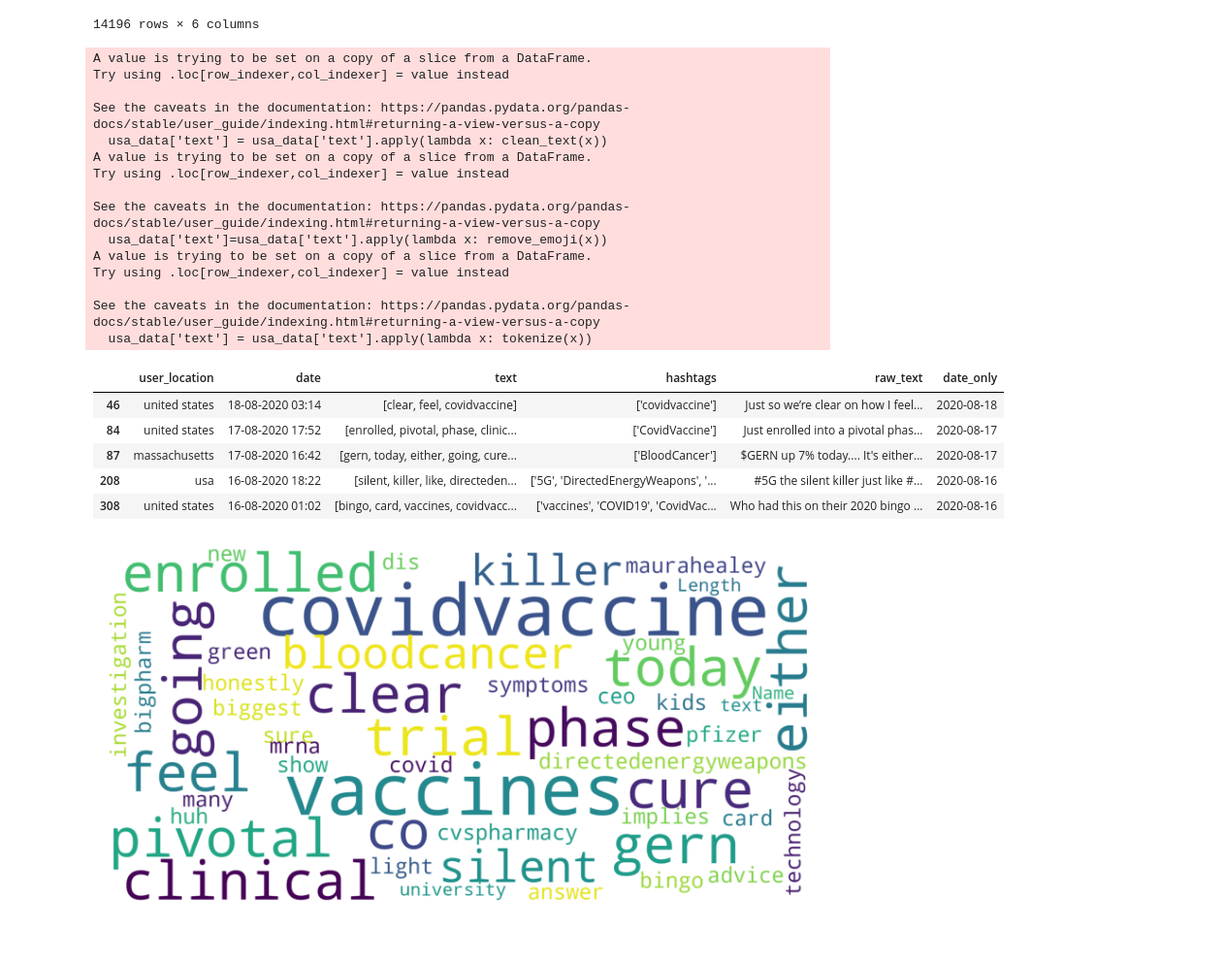
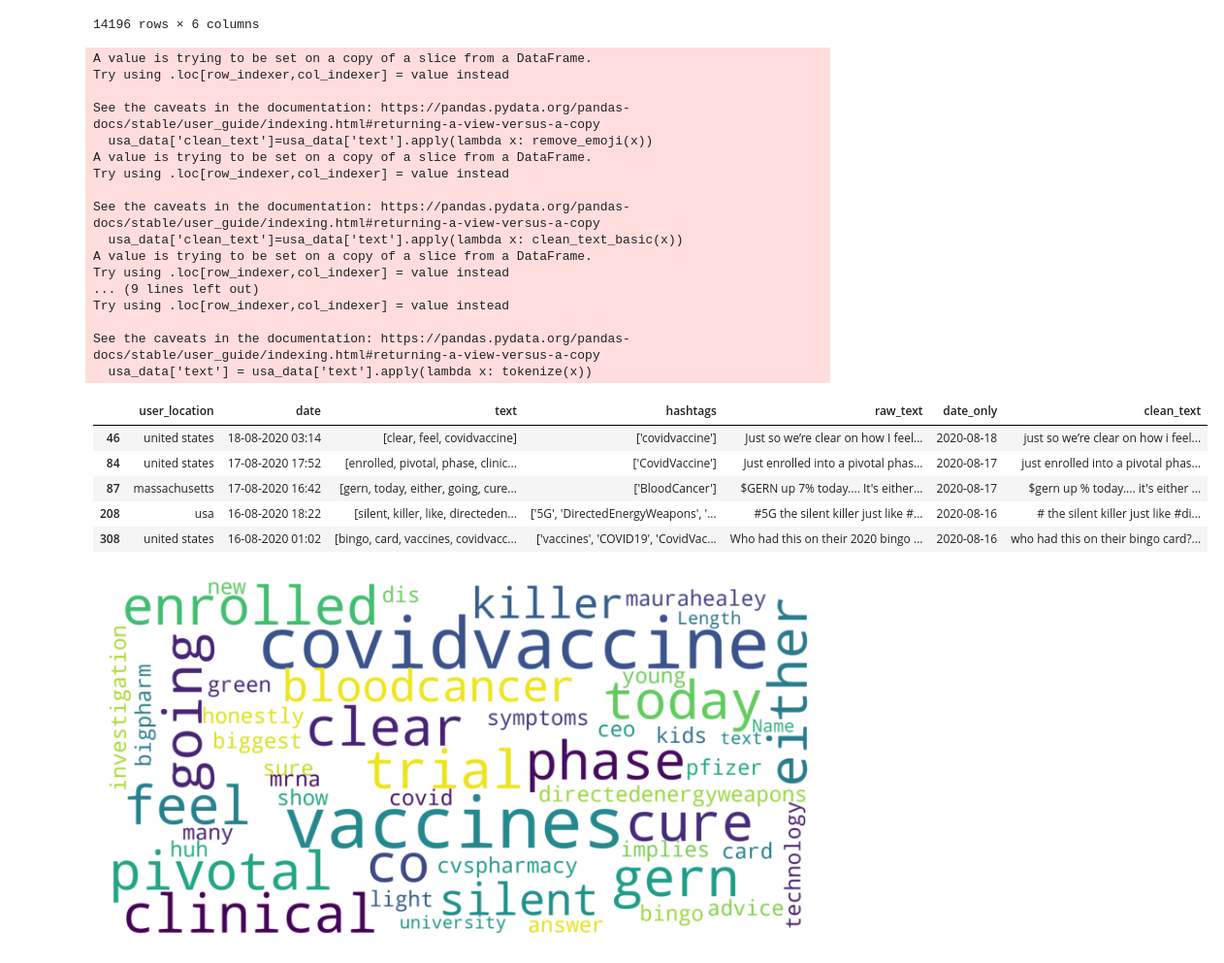
Before and after one commit to Nina-mvH/Sentiment-Analysis-on-Covid-Tweets, a Jupyter notebook: sentiment-analysis-on-vaccine-tweets.ipynb, the cells around one changed output. Shown at 97% size. Drawn from its saved outputs; the diff is of its cells as text; code cells hidden in the pictures.

Commit message:
Kaggle Notebook | Sentiment Analysis on vaccine tweets | Version 14 | Debugged other than API connectivity issue

```diff
--- a/sentiment-analysis-on-vaccine-tweets.ipynb
+++ b/sentiment-analysis-on-vaccine-tweets.ipynb
@@ -197,44 +198,56 @@ def clean_text(text): #from https://www.kaggle.com/code/alankritamishra/covid-19
     text = re.sub('\w*\d\w*', '', text)
     return text
 
+def clean_text_basic(text):
+    text = text.lower()
+    text = re.sub('https?://\S+|www\.\S+', '', text)
+    text = re.sub('\n', '', text)
+    text = re.sub('\w*\d\w*', '', text)
+    return text
+
+
 def remove_emoji(text): #from https://www.kaggle.com/code/alankritamishra/covid-19-tweet-sentiment-analysis
     emoji_pattern = re.compile("["
                            u"\U0001F600-\U0001F64F"  # emoticons
                            u"\U0001F300-\U0001F5FF"  # symbols & pictographs
                            u"\U0001F680-\U0001F6FF"  # transport & map symbols
                            u"\U0001F1E0-\U0001F1FF"  # flags (iOS)
                            u"\U00002702-\U000027B0"
                            u"\U000024C2-\U0001F251"
                            "]+", flags=re.UNICODE)
     return emoji_pattern.sub(r'', text)
 
 # clean the text, remove emojis, and then tokenize it
+usa_data['clean_text']=usa_data['text'].apply(lambda x: remove_emoji(x))
+usa_data['clean_text']=usa_data['text'].apply(lambda x: clean_text_basic(x))
 usa_data['text'] = usa_data['text'].apply(lambda x: clean_text(x))
 usa_data['text']=usa_data['text'].apply(lambda x: remove_emoji(x))
 usa_data['text'] = usa_data['text'].apply(lambda x: tokenize(x))
 usa_data.head()
 # %% [output]
 A value is trying to be set on a copy of a slice from a DataFrame.
 Try using .loc[row_indexer,col_indexer] = value instead
 
 See the caveats in the documentation: https://pandas.pydata.org/pandas-docs/stable/user_guide/indexing.html#returning-a-view-versus-a-copy
-  usa_data['text'] = usa_data['text'].apply(lambda x: clean_text(x))
+  usa_data['clean_text']=usa_data['text'].apply(lambda x: remove_emoji(x))
 A value is trying to be set on a copy of a slice from a DataFrame.
 Try using .loc[row_indexer,col_indexer] = value instead
 
 See the caveats in the documentation: https://pandas.pydata.org/pandas-docs/stable/user_guide/indexing.html#returning-a-view-versus-a-copy
-  usa_data['text']=usa_data['text'].apply(lambda x: remove_emoji(x))
+  usa_data['clean_text']=usa_data['text'].apply(lambda x: clean_text_basic(x))
 A value is trying to be set on a copy of a slice from a DataFrame.
+Try using .loc[row_indexer,col_indexer] = value instead
+... (9 lines left out)
 Try using .loc[row_indexer,col_indexer] = value instead
 
 See the caveats in the documentation: https://pandas.pydata.org/pandas-docs/stable/user_guide/indexing.html#returning-a-view-versus-a-copy
   usa_data['text'] = usa_data['text'].apply(lambda x: tokenize(x))
-|  | user_location | date | text | hashtags | raw_text | date_only |
-| 46 | united states | 18-08-2020 03:14 | [clear, feel, covidvaccine] | ['covidvaccine'] | Just so we’re clear on how I feel... | 2020-08-18 |
-| 84 | united states | 17-08-2020 17:52 | [enrolled, pivotal, phase, clinic... | ['CovidVaccine'] | Just enrolled into a pivotal phas... | 2020-08-17 |
-| 87 | massachusetts | 17-08-2020 16:42 | [gern, today, either, going, cure... | ['BloodCancer'] | $GERN up 7% today.... It's either... | 2020-08-17 |
-| 208 | usa | 16-08-2020 18:22 | [silent, killer, like, directeden... | ['5G', 'DirectedEnergyWeapons', '... | #5G the silent killer just like #... | 2020-08-16 |
-| 308 | united states | 16-08-2020 01:02 | [bingo, card, vaccines, covidvacc... | ['vaccines', 'COVID19', 'CovidVac... | Who had this on their 2020 bingo ... | 2020-08-16 |
+|  | user_location | date | text | hashtags | raw_text | date_only | clean_text |
+| 46 | united states | 18-08-2020 03:14 | [clear, feel, covidvaccine] | ['covidvaccine'] | Just so we’re clear on how I feel... | 2020-08-18 | just so we’re clear on how i feel... |
+| 84 | united states | 17-08-2020 17:52 | [enrolled, pivotal, phase, clinic... | ['CovidVaccine'] | Just enrolled into a pivotal phas... | 2020-08-17 | just enrolled into a pivotal phas... |
+| 87 | massachusetts | 17-08-2020 16:42 | [gern, today, either, going, cure... | ['BloodCancer'] | $GERN up 7% today.... It's either... | 2020-08-17 | $gern up % today.... it's either ... |
+| 208 | usa | 16-08-2020 18:22 | [silent, killer, like, directeden... | ['5G', 'DirectedEnergyWeapons', '... | #5G the silent killer just like #... | 2020-08-16 | # the silent killer just like #di... |
+| 308 | united states | 16-08-2020 01:02 | [bingo, card, vaccines, covidvacc... | ['vaccines', 'COVID19', 'CovidVac... | Who had this on their 2020 bingo ... | 2020-08-16 | who had this on their bingo card?... |
 # %%
 import matplotlib.pyplot as plt
 import seaborn as sns
```
Also changed, not shown: parts of 14 cells of this notebook.
